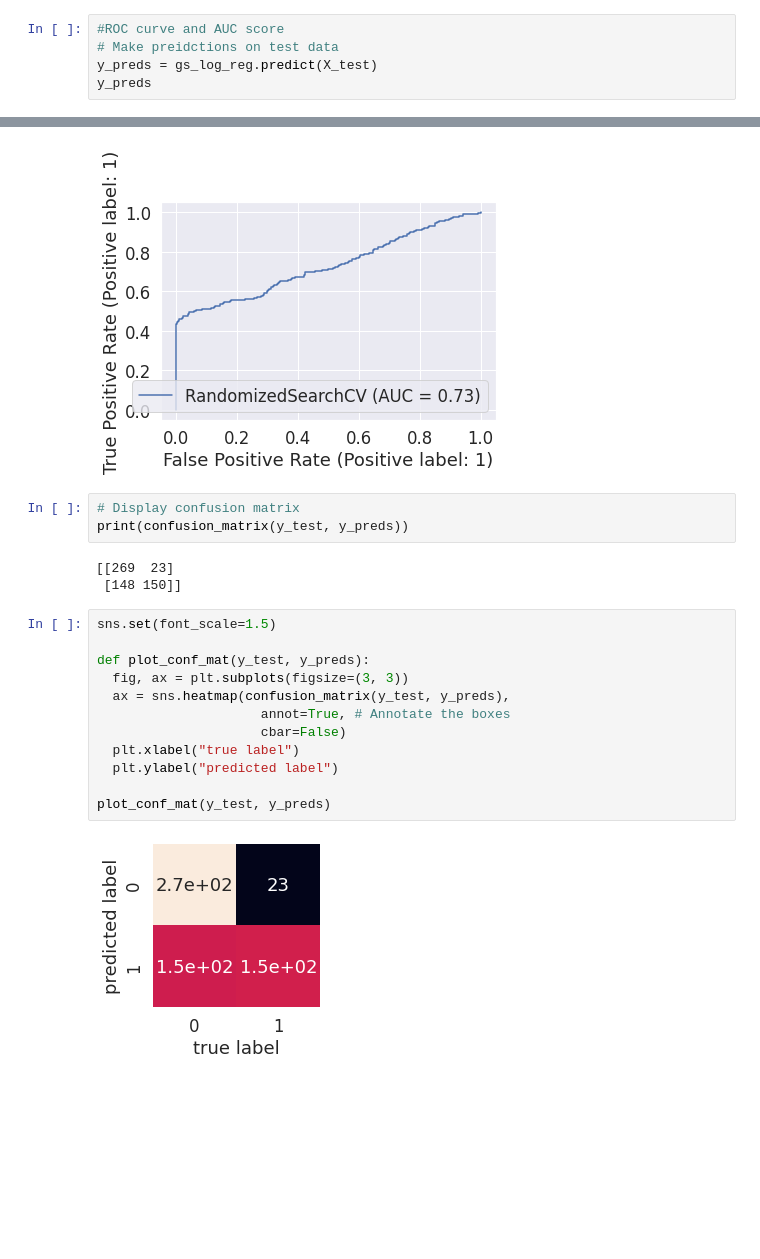
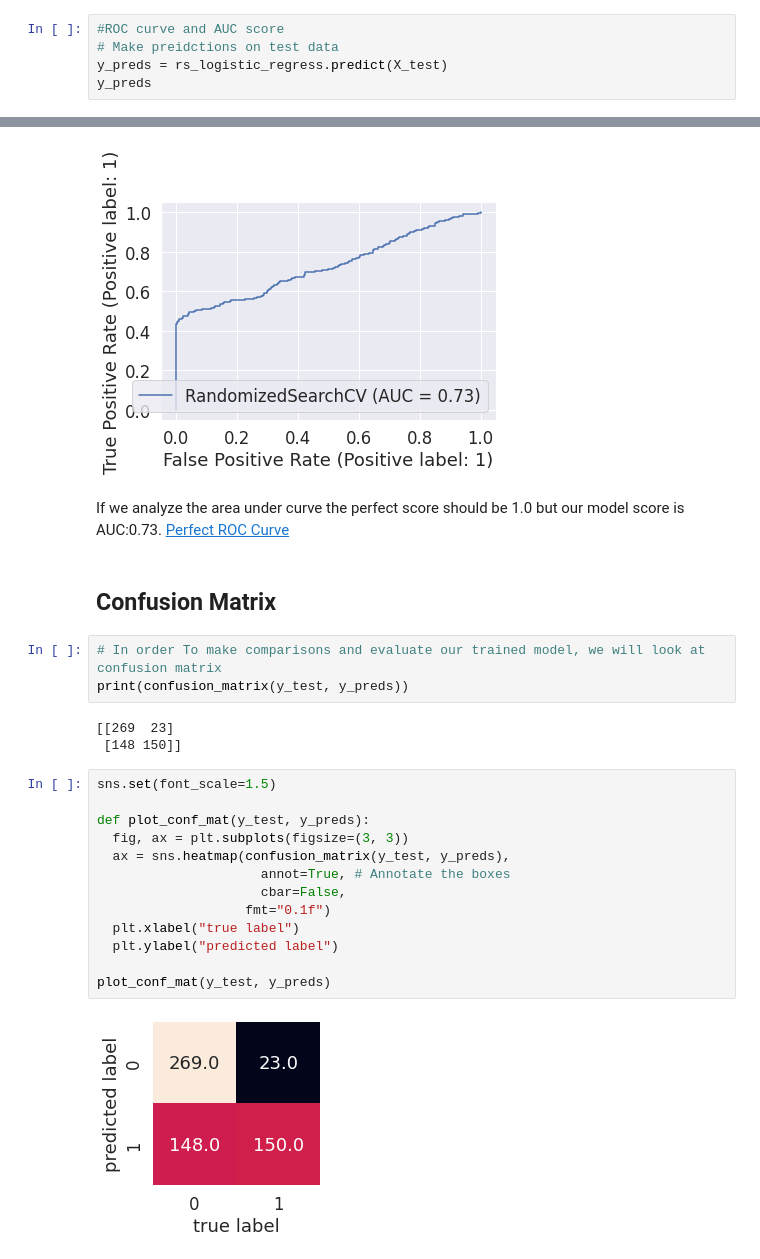
Before and after one commit to NishanthPrajith/Data_Science_Final_Project, a Jupyter notebook: code/models.ipynb, the cells around one changed output, grey strips where cells are left out. Cells and saved outputs as stored; diff of their text form; blank space fills up the shorter version.

```diff
--- a/code/models.ipynb
+++ b/code/models.ipynb
@@ -644,7 +669,7 @@ To check and visualize the performance of our model, we will use the AUC (Area U
 # %%
 #ROC curve and AUC score
 # Make preidctions on test data
-y_preds = gs_log_reg.predict(X_test)
+y_preds = rs_logistic_regress.predict(X_test)
 y_preds
 # %% [output]
 array([1, 0, 0, 0, 0, 0, 0, 0, 0, 1, 1, 1, 0, 1, 0, 0, 0, 1, 0, 0, 0, 0,
@@ -684,8 +709,13 @@ Name: Fire, Length: 590, dtype: int64
 plot_roc_curve(rs_logistic_regress, X_test, y_test);
 # %% [output]
 [figure]
+# %% [markdown]
+If we analyze the area under curve the perfect score should be 1.0 but our model score is AUC:0.73.
+[Perfect ROC Curve](https://classeval.wordpress.com/introduction/introduction-to-the-roc-receiver-operating-characteristics-plot/)
+# %% [markdown]
+## **Confusion Matrix**
 # %%
-# Display confusion matrix
+# In order To make comparisons and evaluate our trained model, we will look at confusion matrix
 print(confusion_matrix(y_test, y_preds))
 # %% [output]
 [[269  23]
@@ -693,14 +723,15 @@ print(confusion_matrix(y_test, y_preds))
 # %%
 sns.set(font_scale=1.5)
 
 def plot_conf_mat(y_test, y_preds):
   fig, ax = plt.subplots(figsize=(3, 3))
   ax = sns.heatmap(confusion_matrix(y_test, y_preds),
                      annot=True, # Annotate the boxes
-                     cbar=False)
+                     cbar=False,
+                   fmt="0.1f")
   plt.xlabel("true label")
   plt.ylabel("predicted label")
 
 plot_conf_mat(y_test, y_preds)
 # %% [output]
-[figure, old version]
+[figure, new version]
```
Also changed, not shown: parts of 28 cells of this notebook.
